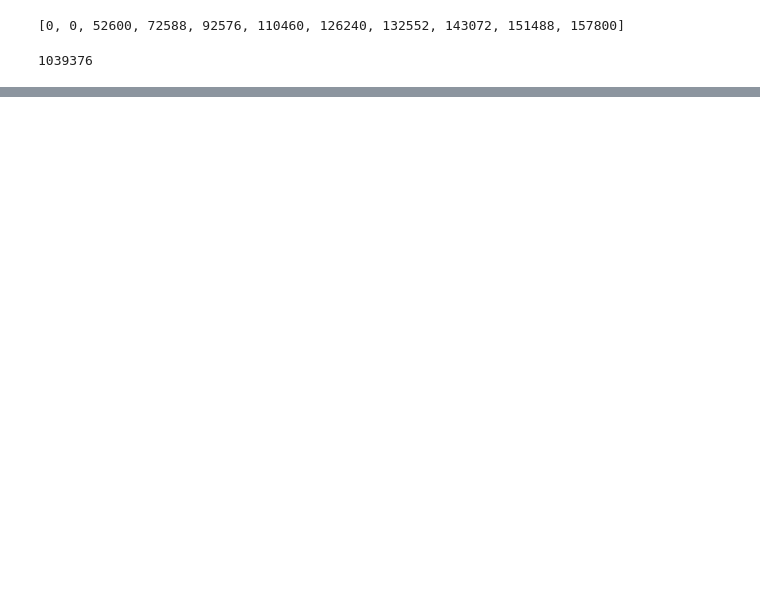
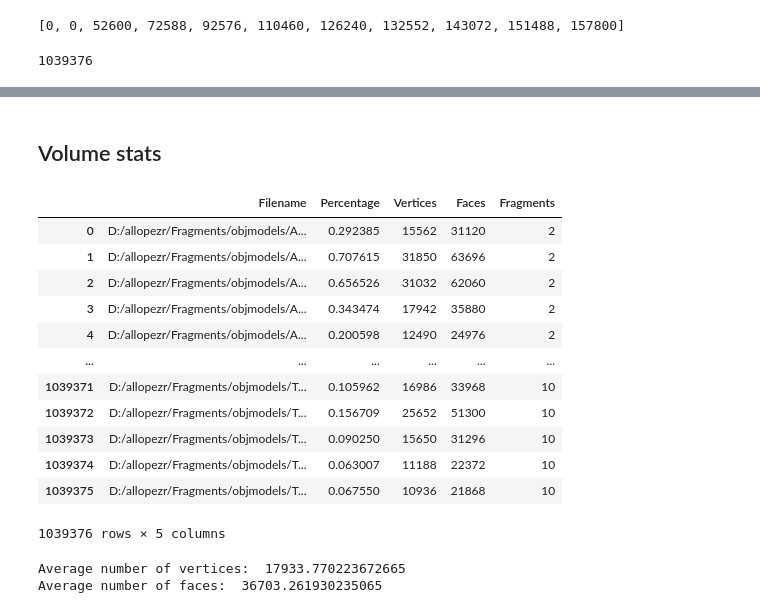
Before and after one commit to AlfonsoLRz/VoxelFragmentML, a Jupyter notebook: Python/Visualizer/dataset_result_stats.ipynb, the cells around one changed output, grey strips where cells are left out. Drawn from its saved outputs; the diff is of its cells as text; code cells hidden in the pictures; blank space fills up the shorter version.

```diff
--- a/Python/Visualizer/dataset_result_stats.ipynb
+++ b/Python/Visualizer/dataset_result_stats.ipynb
@@ -4,7 +4,9 @@ import matplotlib.pyplot as plt
 from tqdm import tqdm
 # %%
 folder = 'time_logs/'
-file = 'allopezr2024_2_18__22_56_26.txt'
+file = 'allopezr_whole.txt'
+mesh_folder = 'D:/allopezr/Fragments/vessels_binary/'
+metadata_pattern = '*_mesh.txt'
 # %%
 # Change matplotlib style
 plt.style.use('default')
@@ -99,0 +102,2 @@ print(overall_time / 60 / 60 / 24)
+# %% [markdown]
+## Volume stats
@@ -99,0 +127,22 @@ print(overall_time / 60 / 60 / 24)
+# %%
+global_df
+# %% [output]
+|  | Filename | Percentage | Vertices | Faces | Fragments |
+| 0 | D:/allopezr/Fragments/objmodels/A... | 0.292385 | 15562 | 31120 | 2 |
+| 1 | D:/allopezr/Fragments/objmodels/A... | 0.707615 | 31850 | 63696 | 2 |
+| 2 | D:/allopezr/Fragments/objmodels/A... | 0.656526 | 31032 | 62060 | 2 |
+| 3 | D:/allopezr/Fragments/objmodels/A... | 0.343474 | 17942 | 35880 | 2 |
+| 4 | D:/allopezr/Fragments/objmodels/A... | 0.200598 | 12490 | 24976 | 2 |
+| ... | ... | ... | ... | ... | ... |
+| 1039371 | D:/allopezr/Fragments/objmodels/T... | 0.105962 | 16986 | 33968 | 10 |
+| 1039372 | D:/allopezr/Fragments/objmodels/T... | 0.156709 | 25652 | 51300 | 10 |
+| 1039373 | D:/allopezr/Fragments/objmodels/T... | 0.090250 | 15650 | 31296 | 10 |
+| 1039374 | D:/allopezr/Fragments/objmodels/T... | 0.063007 | 11188 | 22372 | 10 |
+| 1039375 | D:/allopezr/Fragments/objmodels/T... | 0.067550 | 10936 | 21868 | 10 |
+1039376 rows × 5 columns
+# %%
+print("Average number of vertices: ", global_df['Vertices'].mean())
+print("Average number of faces: ", global_df['Faces'].mean())
+# %% [output]
+Average number of vertices:  17933.770223672665
+Average number of faces:  36703.261930235065
```
Also changed, not shown: parts of 13 cells of this notebook, 3 other files.
